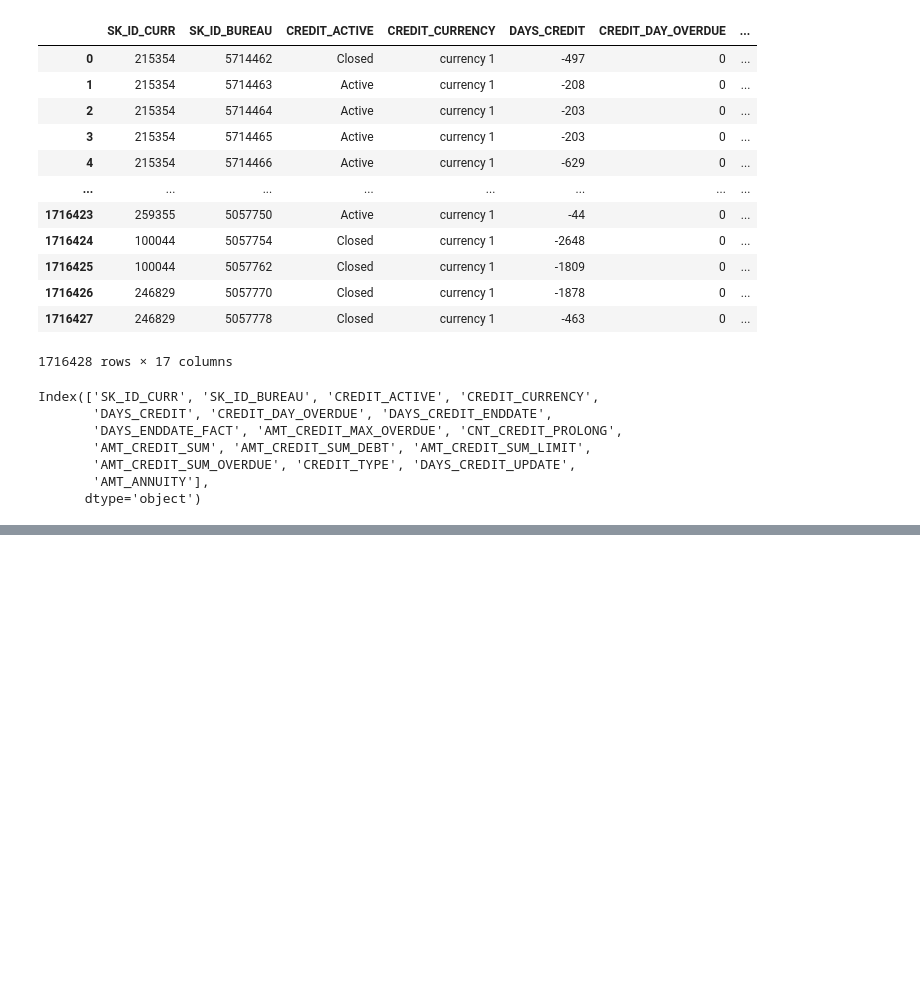
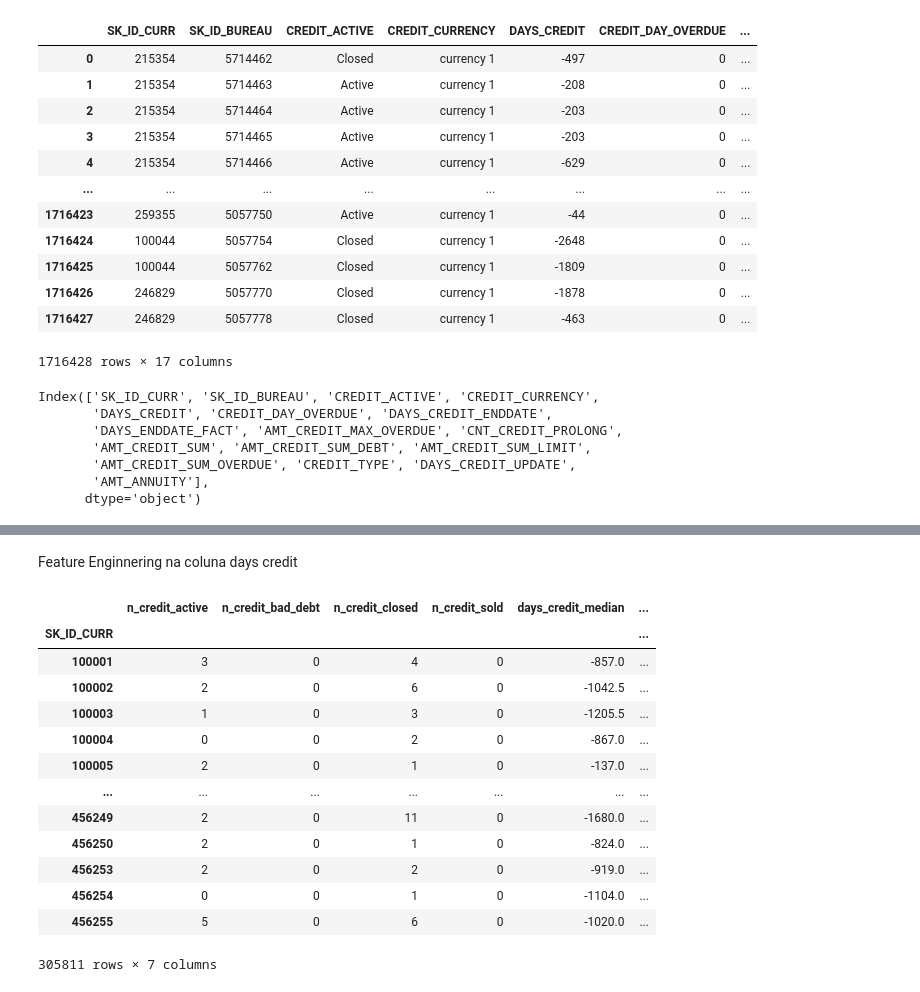
Before and after one commit to Pablo-Sant/project_credit_risk, a Jupyter notebook: notebooks/02-eda_bureau.ipynb, the cells around one changed output, grey strips where cells are left out. Saved outputs shown, nothing was run; the diff lists cells and outputs as text; code cells hidden in the pictures; blank space fills up the shorter version.

```diff
--- a/notebooks/02-eda_bureau.ipynb
+++ b/notebooks/02-eda_bureau.ipynb
@@ -33,0 +182,2 @@ Index(['SK_ID_CURR', 'SK_ID_BUREAU', 'CREDIT_ACTIVE', 'CREDIT_CURRENCY',
+# %%
+bureau_agg = bureau.groupby(['SK_ID_CURR', 'CREDIT_ACTIVE']).size().unstack(fill_value=0)
@@ -33,0 +186,5 @@ Index(['SK_ID_CURR', 'SK_ID_BUREAU', 'CREDIT_ACTIVE', 'CREDIT_CURRENCY',
+# %%
+bureau_agg.columns = [
+    f'n_credit_{c.lower().replace(" ", "_")}'
+    for c in bureau_agg.columns
+]
@@ -33,0 +208,27 @@ Index(['SK_ID_CURR', 'SK_ID_BUREAU', 'CREDIT_ACTIVE', 'CREDIT_CURRENCY',
+# %% [markdown]
+Feature Enginnering na coluna days credit
+# %%
+days_credit_agg = bureau.groupby('SK_ID_CURR')['DAYS_CREDIT'].agg(
+    days_credit_median = 'median',
+    days_credit_mais_antigo = 'min',
+    days_credit_mais_novo ='max'
+)
+# %%
+bureau_agg = bureau_agg.join(days_credit_agg)
+# %%
+bureau_agg
+# %% [output]
+|  | n_credit_active | n_credit_bad_debt | n_credit_closed | n_credit_sold | days_credit_median | ... |
+| SK_ID_CURR |  |  |  |  |  | ... |
+| 100001 | 3 | 0 | 4 | 0 | -857.0 | ... |
+| 100002 | 2 | 0 | 6 | 0 | -1042.5 | ... |
+| 100003 | 1 | 0 | 3 | 0 | -1205.5 | ... |
+| 100004 | 0 | 0 | 2 | 0 | -867.0 | ... |
+| 100005 | 2 | 0 | 1 | 0 | -137.0 | ... |
+| ... | ... | ... | ... | ... | ... | ... |
+| 456249 | 2 | 0 | 11 | 0 | -1680.0 | ... |
+| 456250 | 2 | 0 | 1 | 0 | -824.0 | ... |
+| 456253 | 2 | 0 | 2 | 0 | -919.0 | ... |
+| 456254 | 0 | 0 | 1 | 0 | -1104.0 | ... |
+| 456255 | 5 | 0 | 6 | 0 | -1020.0 | ... |
+305811 rows × 7 columns
```
Also changed, not shown: parts of 113 cells of this notebook.
